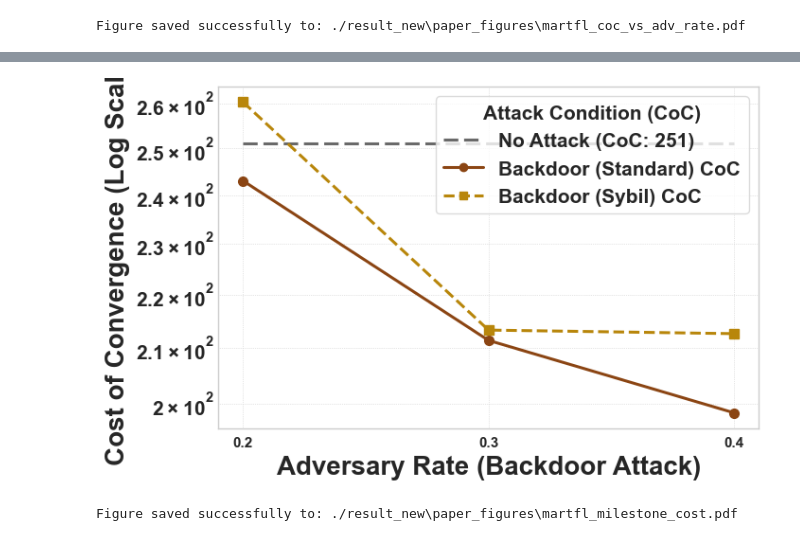
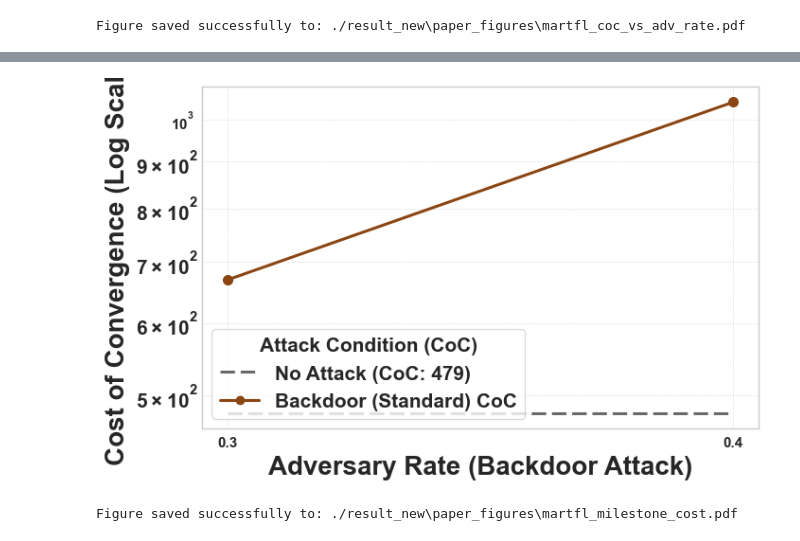
Before and after one commit to szyszyzys/poison_data_valuation, a Jupyter notebook: visual_results.ipynb, the cells around one changed output, grey strips where cells are left out. Saved outputs shown, nothing was run; the diff lists cells and outputs as text; code cells hidden in the pictures.

```diff
--- a/visual_results.ipynb
+++ b/visual_results.ipynb
@@ -724,7 +726,7 @@ if 'summary_df_avg' in locals() and not summary_df_avg.empty:
     plot_data_coc = summary_df_avg.copy()
     # Assuming AGGREGATION_METHOD is constant or you filter for a specific one
     aggregation_methods_present = plot_data_coc['AGGREGATION_METHOD'].unique()
-    current_aggregation_method = aggregation_methods_present[0] if len(aggregation_methods_present) > 0 else "UnknownMethod"
+    current_aggregation_method = AGG_METHOD_TO_ANALYZE
     if len(aggregation_methods_present) > 1:
         print(f"Warning (CoC Plot): Multiple aggregation methods. Plotting for '{current_aggregation_method}'.")
         plot_data_coc = plot_data_coc[plot_data_coc['AGGREGATION_METHOD'] == current_aggregation_method]
@@ -751,7 +753,7 @@ if 'summary_df_avg' in locals() and not summary_df_avg.empty:
 
         adv_rates_to_plot_on_x = [0.1, 0.2, 0.3, 0.4]
         backdoor_attack_coc_filtered = plot_data_coc[
-            (plot_data_coc['ATTACK_METHOD'] == 'Backdoor') &
+            (plot_data_coc['attack_objective'] == 'Backdoor') &
             (plot_data_coc['ADV_RATE'].isin(adv_rates_to_plot_on_x))
         ].copy()
 
@@ -830,4 +833,4 @@ Figure saved successfully to: ./results\paper_figures\martfl_convergence_cost_va
-[figure, old version]
+[figure, new version]
 # %%
 import pandas as pd
 import matplotlib.pyplot as plt
```
Also changed, not shown: parts of 18 cells of this notebook, 2 other files.
